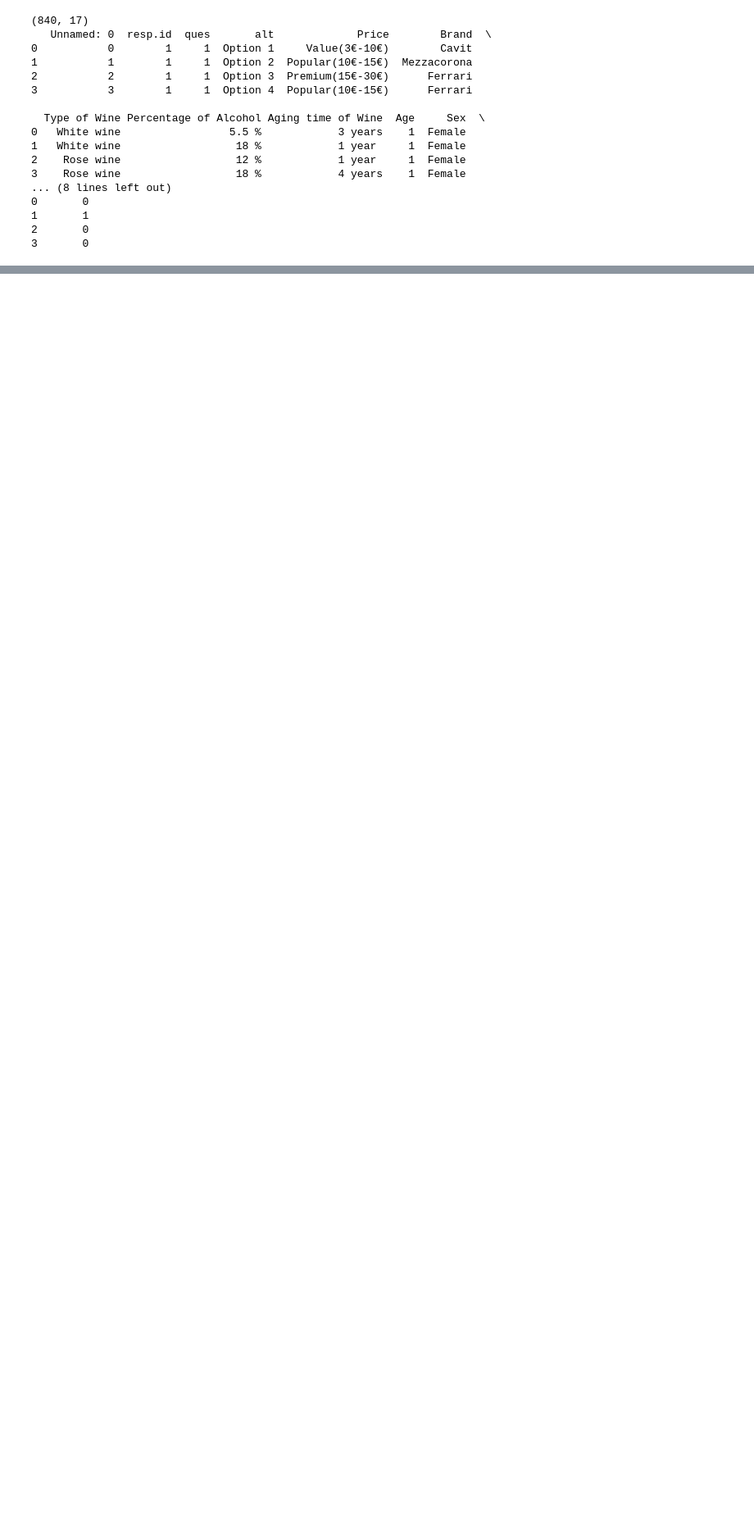
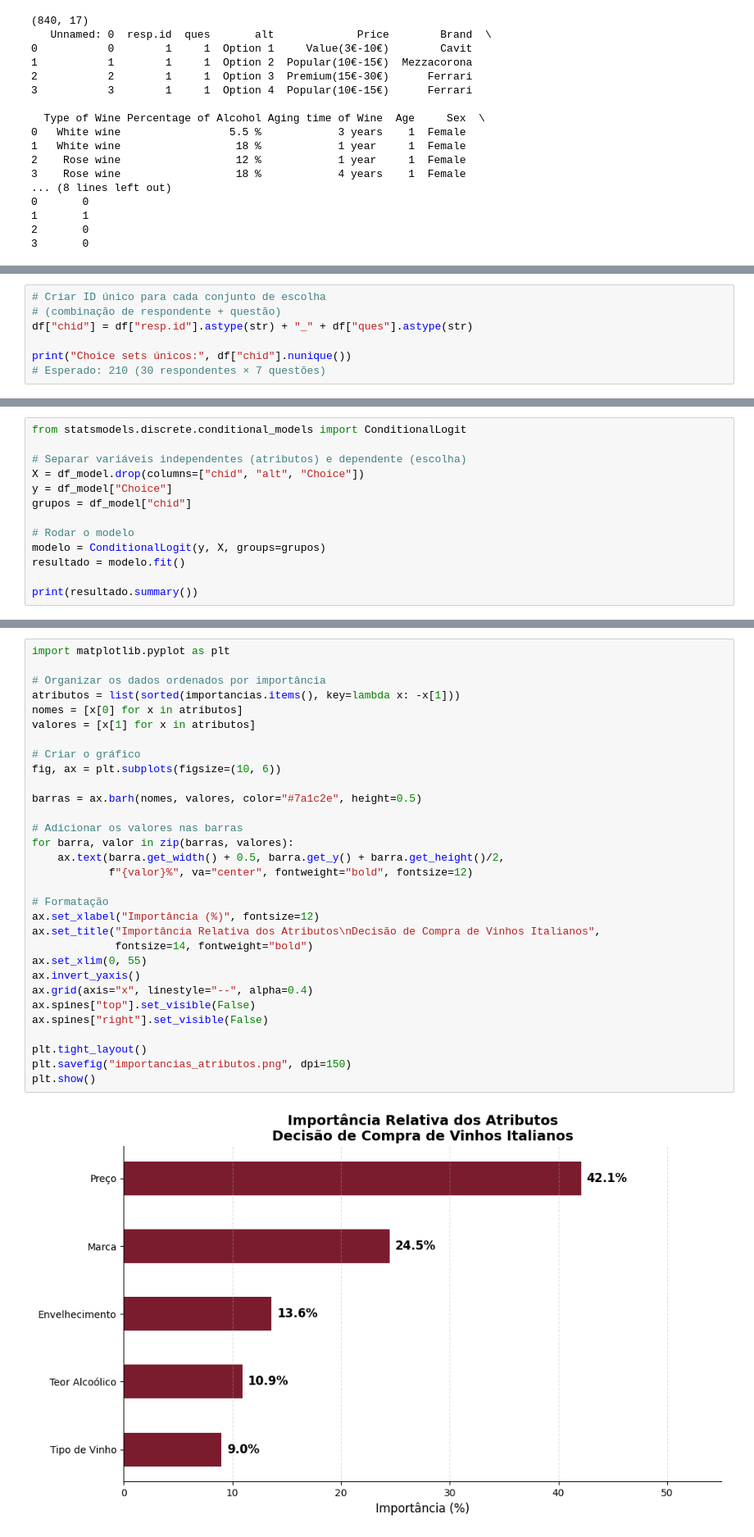
Before and after one commit to geovann4s/AnaliseTitanicaula, a Jupyter notebook: AnáliseConjunta/analise_conjunta.ipynb, the cells around one changed output, grey strips where cells are left out. Shown at 82% size. Cells and saved outputs as stored; diff of their text form; blank space fills up the shorter version.

```diff
--- a/AnáliseConjunta/analise_conjunta.ipynb
+++ b/AnáliseConjunta/analise_conjunta.ipynb
@@ -50,0 +99,7 @@ print(df.head(4))
+# %%
+# Criar ID único para cada conjunto de escolha
+# (combinação de respondente + questão)
+df["chid"] = df["resp.id"].astype(str) + "_" + df["ques"].astype(str)
+
+print("Choice sets únicos:", df["chid"].nunique())
+# Esperado: 210 (30 respondentes × 7 questões)
@@ -50,0 +128,13 @@ print(df.head(4))
+# %%
+from statsmodels.discrete.conditional_models import ConditionalLogit
+
+# Separar variáveis independentes (atributos) e dependente (escolha)
+X = df_model.drop(columns=["chid", "alt", "Choice"])
+y = df_model["Choice"]
+grupos = df_model["chid"]
+
+# Rodar o modelo
+modelo = ConditionalLogit(y, X, groups=grupos)
+resultado = modelo.fit()
+
+print(resultado.summary())
@@ -50,0 +188,33 @@ print(df.head(4))
+# %%
+import matplotlib.pyplot as plt
+
+# Organizar os dados ordenados por importância
+atributos = list(sorted(importancias.items(), key=lambda x: -x[1]))
+nomes = [x[0] for x in atributos]
+valores = [x[1] for x in atributos]
+
+# Criar o gráfico
+fig, ax = plt.subplots(figsize=(10, 6))
+
+barras = ax.barh(nomes, valores, color="#7a1c2e", height=0.5)
+
+# Adicionar os valores nas barras
+for barra, valor in zip(barras, valores):
+    ax.text(barra.get_width() + 0.5, barra.get_y() + barra.get_height()/2,
+            f"{valor}%", va="center", fontweight="bold", fontsize=12)
+
+# Formatação
+ax.set_xlabel("Importância (%)", fontsize=12)
+ax.set_title("Importância Relativa dos Atributos\nDecisão de Compra de Vinhos Italianos",
+             fontsize=14, fontweight="bold")
+ax.set_xlim(0, 55)
+ax.invert_yaxis()
+ax.grid(axis="x", linestyle="--", alpha=0.4)
+ax.spines["top"].set_visible(False)
+ax.spines["right"].set_visible(False)
+
+plt.tight_layout()
+plt.savefig("importancias_atributos.png", dpi=150)
+plt.show()
+# %% [output]
+[figure, added]
```
Also changed, not shown: parts of 20 cells of this notebook, 3 other files.
